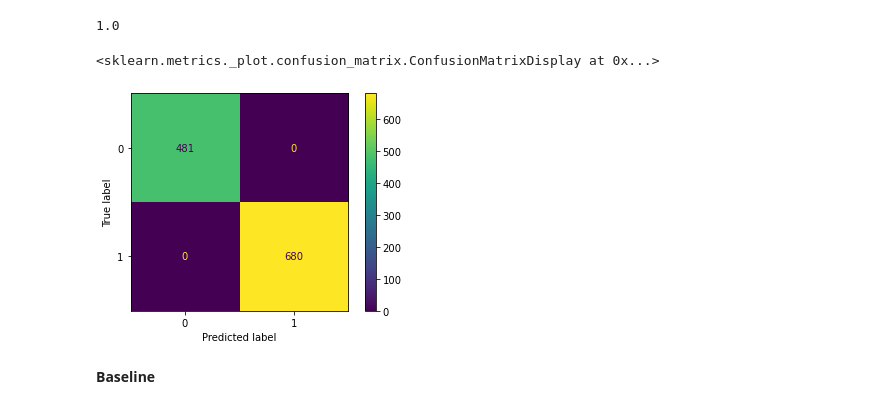
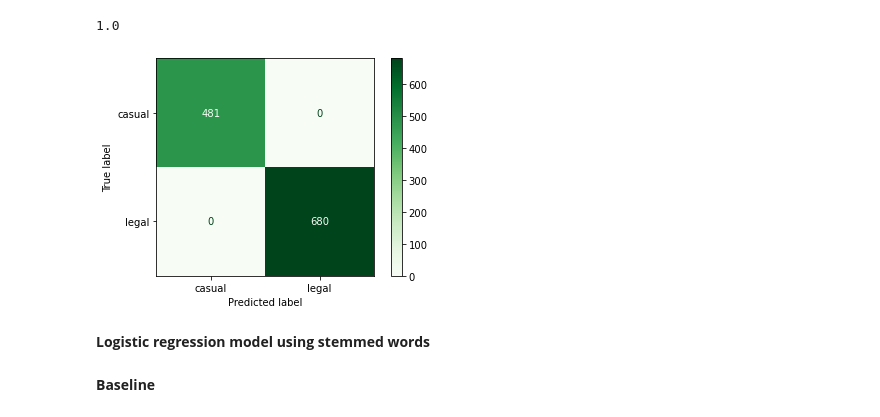
Before and after one commit to akamara05/NLP_reddit_project, a Jupyter notebook: Part 4 Modeling.ipynb, the cells around one changed output. Saved outputs shown, nothing was run; the diff lists cells and outputs as text; code cells hidden in the pictures.

```diff
--- a/Part 4 Modeling.ipynb
+++ b/Part 4 Modeling.ipynb
@@ -367,11 +373,15 @@ logreg_lemm.score(X_train, y_train)
 logreg_lemm.score(X_test, y_test)
 # %% [output]
 1.0
+# %%
+metrics.plot_confusion_matrix(logreg_lemm, X_test, y_test, cmap='Greens',
+                      values_format='d', display_labels=['casual', 'legal']);
+# %% [output]
+[figure, added]
 # %%
-plot_confusion_matrix(logreg_lemm, X_test, y_test)
+#plot_confusion_matrix(logreg_lemm, X_test, y_test)
-# %% [output]
-<sklearn.metrics._plot.confusion_matrix.ConfusionMatrixDisplay at 0x...>
-[figure, removed]
+# %% [markdown]
+__Logistic regression model using stemmed words__
 # %%
 # Set up X and y stemmed words
 X = reddit_tvec_stem_posts
```
Also changed, not shown: parts of 43 cells of this notebook, 5 other files.
